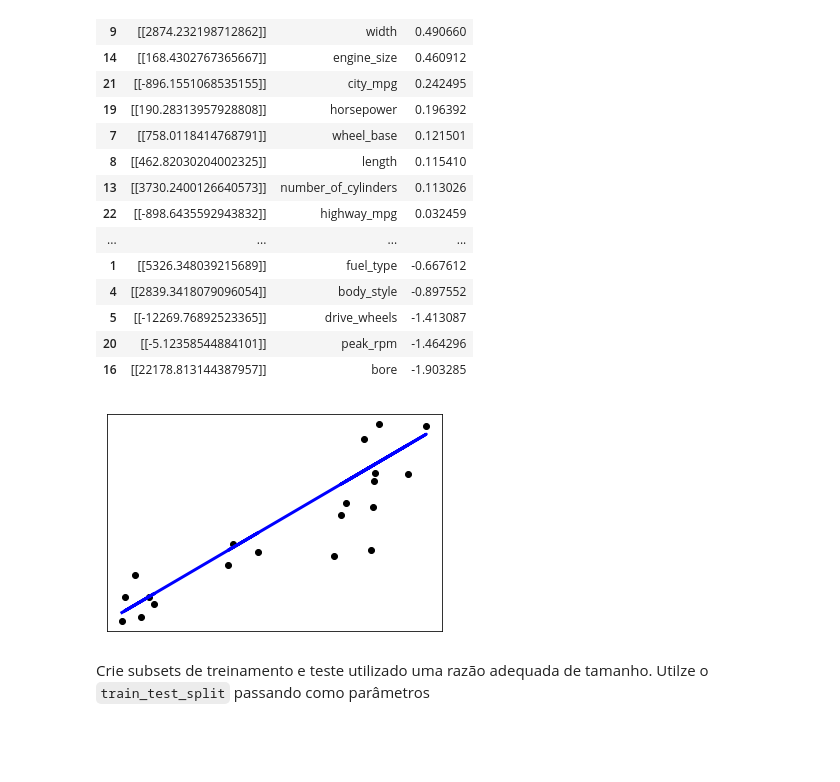
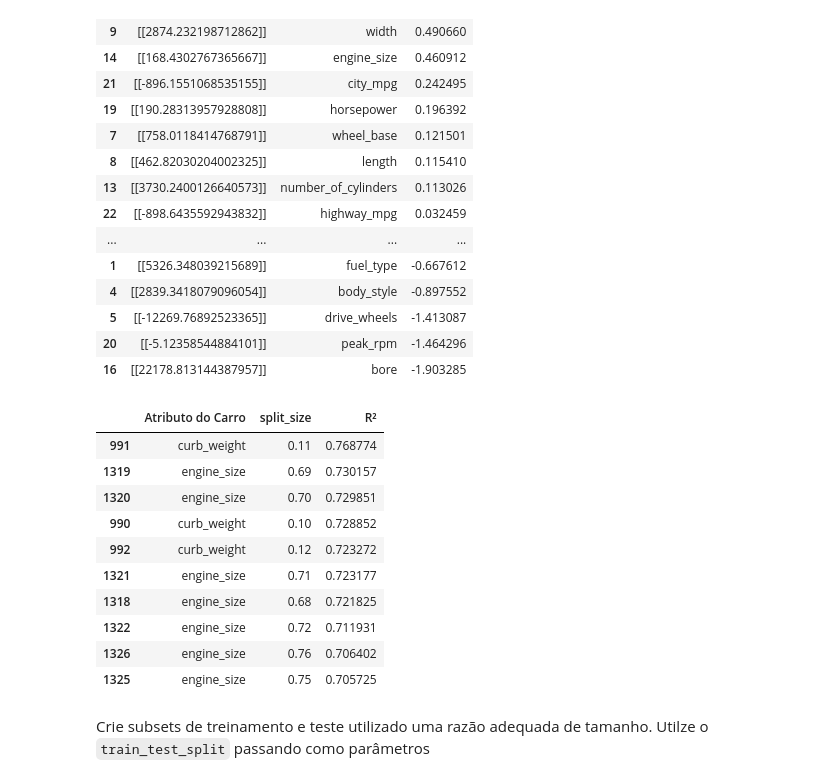
Before and after one commit to vinisimioni/projeto-final-python, a Jupyter notebook: automobile-price-prediction.ipynb, the cells around one changed output. Cells and saved outputs as stored; diff of their text form; code cells hidden in the pictures; blank space fills up the shorter version.

Commit message:
update-07-23
update de linear regression com varios r2. O que precisamos pensar é fazer o split de maneira randomica

````diff
--- a/automobile-price-prediction.ipynb
+++ b/automobile-price-prediction.ipynb
@@ -548,28 +549,38 @@ linear_df
 | 5 | [[-12269.76892523365]] | drive_wheels | -1.413087 |
 | 20 | [[-5.12358544884101]] | peak_rpm | -1.464296 |
 | 16 | [[22178.813144387957]] | bore | -1.903285 |
-# %%
-#aqui só uma vizualizaçaõ gráfica
-cars_X_train = df[['curb_weight']][:-20]
-cars_X_test = df[['curb_weight']][-20:]
-cars_y_train = df[['price']][:-20]
-cars_y_test = df[['price']][-20:]
-
-regr = linear_model.LinearRegression()
-regr.fit(cars_X_train,cars_y_train)
-
-cars_y_pred = regr.predict(cars_X_test)
-r2 = r2_score(cars_y_test, cars_y_pred)
-# Plot outputs
-plt.scatter(cars_X_test, cars_y_test,  color='black')
-plt.plot(cars_X_test, cars_y_pred, color='blue', linewidth=3)
-
-plt.xticks(())
-plt.yticks(())
-
-plt.show()
-# %% [output]
-[figure, removed]
+# %%
+df_split_size = pd.DataFrame([])
+
+split_size_atributo = []
+split_size_ss = []
+split_size_r2 = []
+
+for j in range(0,len(df.columns)):
+    for i in np.arange(0.1,1.0,0.01):
+        split_size_atributo.append(df.columns[j])
+        split_size_ss.append(i)
+        split_size_r2.append((linear_regression(df.columns[j],i)[1]))
+
+df_split_size['Atributo do Carro'] = split_size_atributo
+df_split_size['split_size'] = split_size_ss
+df_split_size['R²'] = split_size_r2
+
+df_split_size = df_split_size.sort_values(by=['R²'], ascending=False)
+# %%
+df_split_size[df_split_size['Atributo do Carro']!='price'].head(10)
+# %% [output]
+|  | Atributo do Carro | split_size | R² |
+| 991 | curb_weight | 0.11 | 0.768774 |
+| 1319 | engine_size | 0.69 | 0.730157 |
+| 1320 | engine_size | 0.70 | 0.729851 |
+| 990 | curb_weight | 0.10 | 0.728852 |
+| 992 | curb_weight | 0.12 | 0.723272 |
+| 1321 | engine_size | 0.71 | 0.723177 |
+| 1318 | engine_size | 0.68 | 0.721825 |
+| 1322 | engine_size | 0.72 | 0.711931 |
+| 1326 | engine_size | 0.76 | 0.706402 |
+| 1325 | engine_size | 0.75 | 0.705725 |
 # %% [markdown]
 Crie subsets de treinamento e teste utilizado uma razão adequada de tamanho.
 Utilze o ```train_test_split``` passando como parâmetros
````
Also changed, not shown: parts of 2 cells of this notebook.
